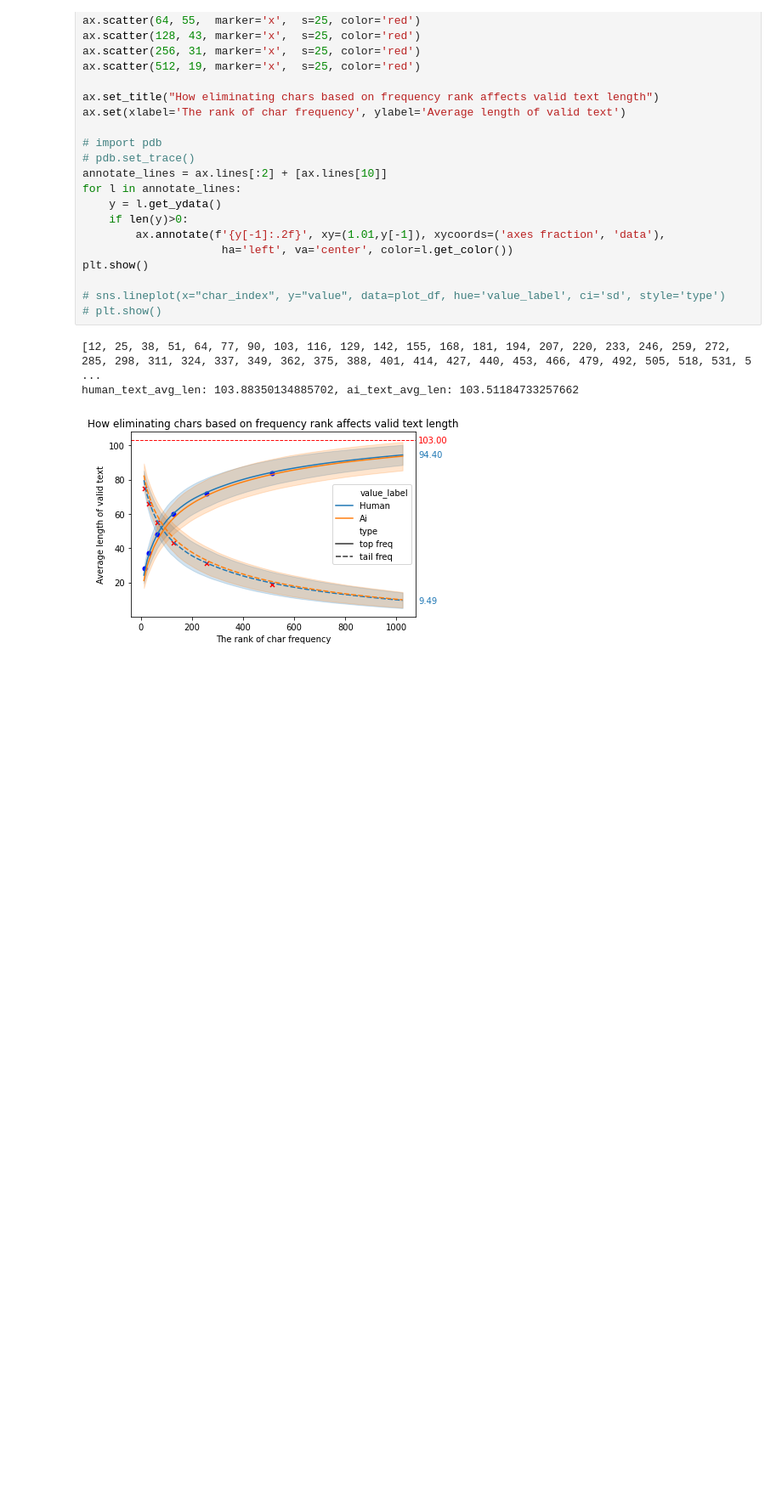
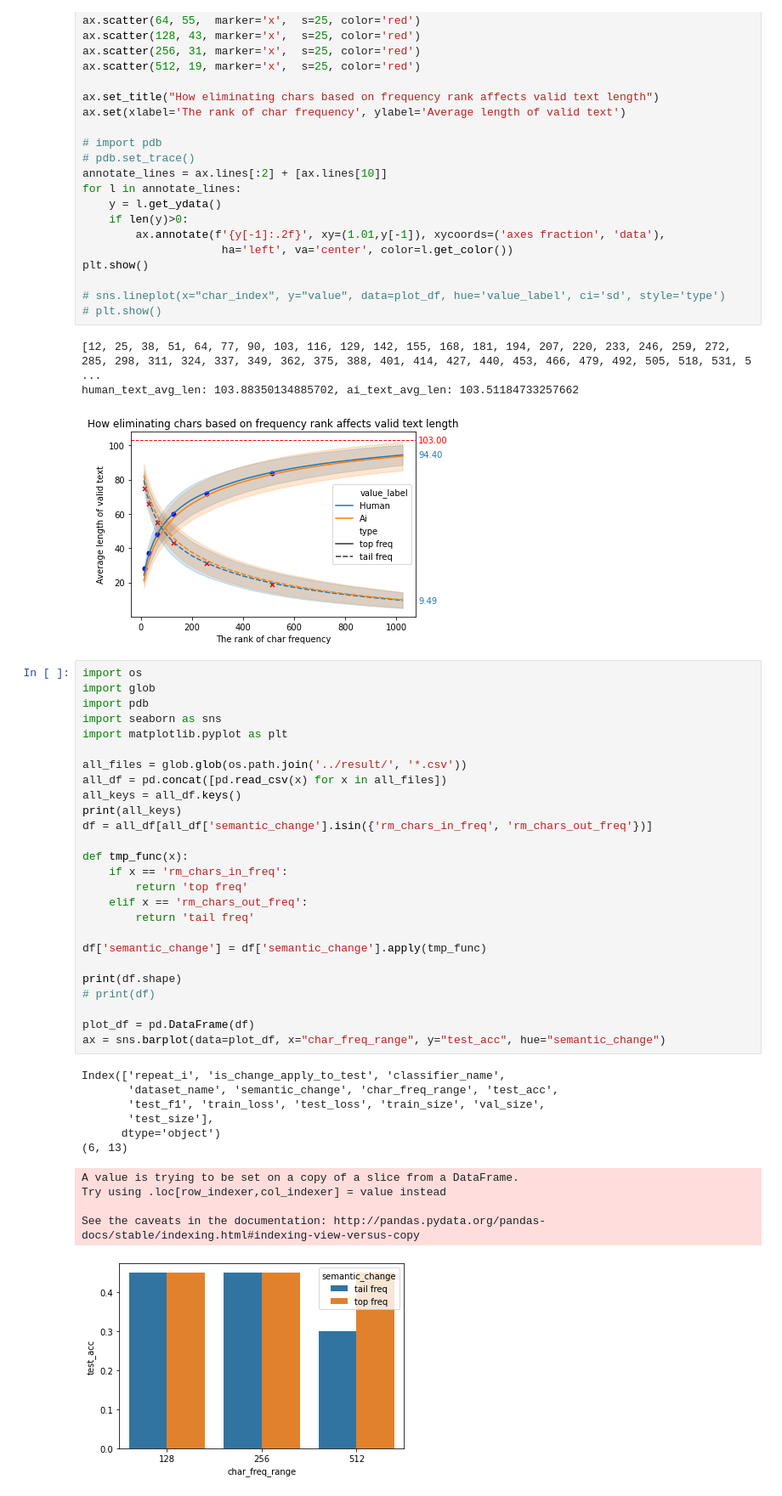
Before and after one commit to iamlxb3/UMAMGT, a Jupyter notebook: result/vis/backup/check_freq_gap_score.ipynb, the cells around one changed output. Shown at 85% size. Saved outputs shown, nothing was run; the diff lists cells and outputs as text; blank space fills up the shorter version.

```diff
--- a/result/vis/backup/check_freq_gap_score.ipynb
+++ b/result/vis/backup/check_freq_gap_score.ipynb
@@ -138,3 +138,41 @@ plt.show()
 [12, 25, 38, 51, 64, 77, 90, 103, 116, 129, 142, 155, 168, 181, 194, 207, 220, 233, 246, 259, 272, 285, 298, 311, 324, 337, 349, 362, 375, 388, 401, 414, 427, 440, 453, 466, 479, 492, 505, 518, 531, 5 ...
 human_text_avg_len: 103.88350134885702, ai_text_avg_len: 103.51184733257662
 [figure]
+# %%
+import os
+import glob
+import pdb
+import seaborn as sns
+import matplotlib.pyplot as plt
+
+all_files = glob.glob(os.path.join('../result/', '*.csv'))
+all_df = pd.concat([pd.read_csv(x) for x in all_files])
+all_keys = all_df.keys()
+print(all_keys)
+df = all_df[all_df['semantic_change'].isin({'rm_chars_in_freq', 'rm_chars_out_freq'})]
+
+def tmp_func(x):
+    if x == 'rm_chars_in_freq':
+        return 'top freq'
+    elif x == 'rm_chars_out_freq':
+        return 'tail freq'
+
+df['semantic_change'] = df['semantic_change'].apply(tmp_func)
+
+print(df.shape)
+# print(df)
+
+plot_df = pd.DataFrame(df)
+ax = sns.barplot(data=plot_df, x="char_freq_range", y="test_acc", hue="semantic_change")
+# %% [output]
+Index(['repeat_i', 'is_change_apply_to_test', 'classifier_name',
+       'dataset_name', 'semantic_change', 'char_freq_range', 'test_acc',
+       'test_f1', 'train_loss', 'test_loss', 'train_size', 'val_size',
+       'test_size'],
+      dtype='object')
+(6, 13)
+A value is trying to be set on a copy of a slice from a DataFrame.
+Try using .loc[row_indexer,col_indexer] = value instead
+
+See the caveats in the documentation: http://pandas.pydata.org/pandas-docs/stable/indexing.html#indexing-view-versus-copy
+[figure, added]
```
Also changed, not shown: 11 other files.
